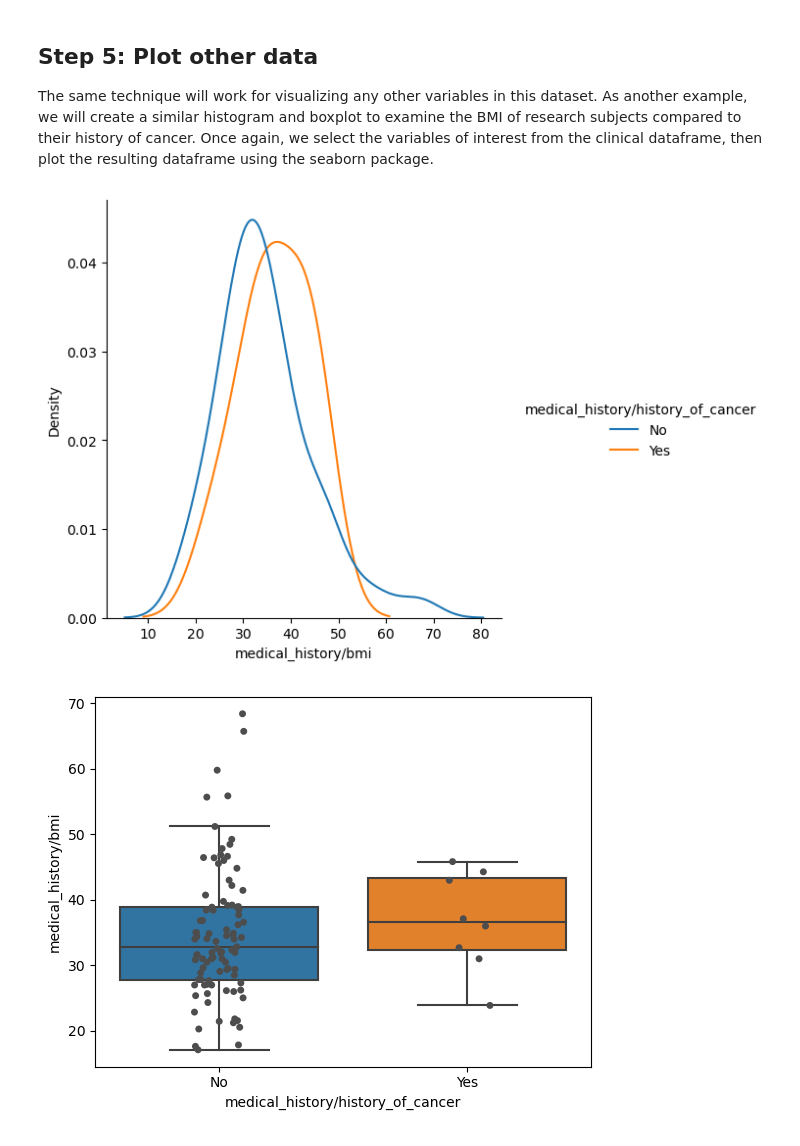
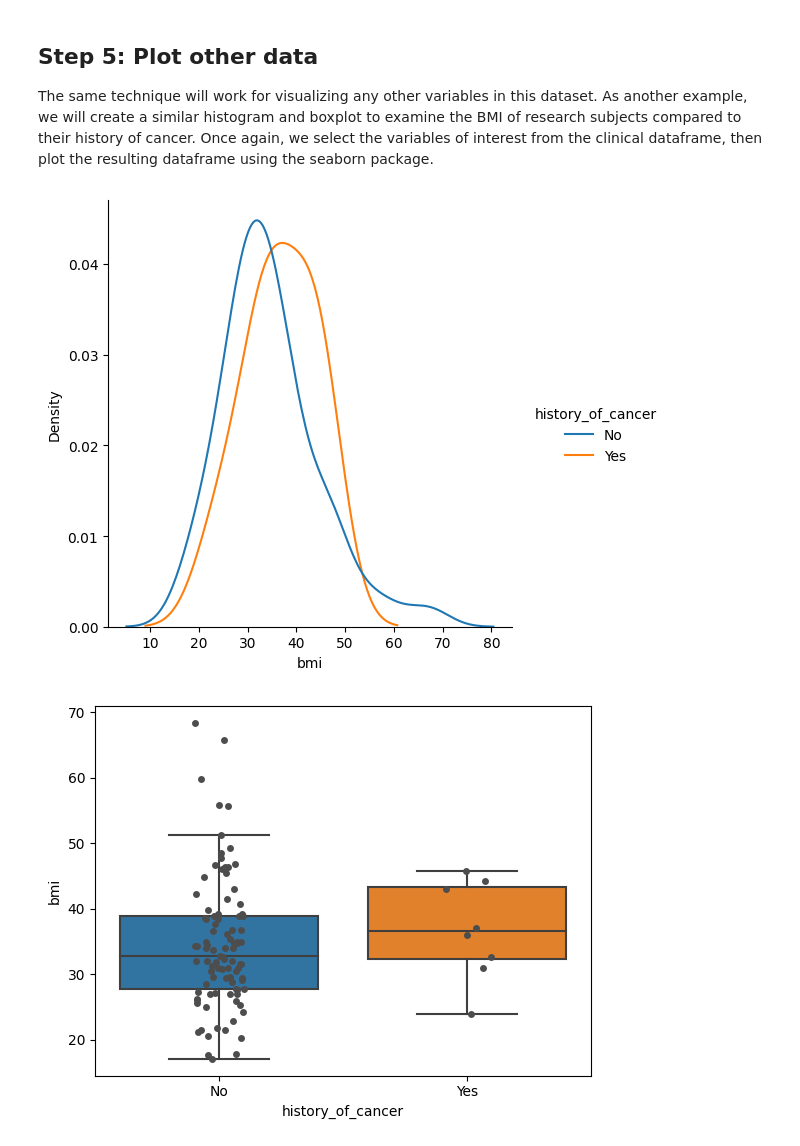
Before and after one commit to PayneLab/cptac, a Jupyter notebook: notebooks/usecase02_clinical_attributes.ipynb, the cells around one changed output. Drawn from its saved outputs; the diff is of its cells as text; code cells hidden in the pictures.

```diff
--- a/notebooks/usecase02_clinical_attributes.ipynb
+++ b/notebooks/usecase02_clinical_attributes.ipynb
@@ -47,7 +45,7 @@ For this use case, we are only interested in FIGO stage and BMI.
 For the purposes of this example, we want to simplify the FIGO stages to remove the word 'Stage'.
 # %%
 def simplify_FIGO(row):
-    return row['baseline/tumor_stage_pathological'].replace('Stage', '')
+    return row['tumor_stage_pathological'].replace('Stage', '')
 
 # Apply the function to each row
 clinical_data['simple_FIGO'] = clinical_data.apply(simplify_FIGO, axis=1)
@@ -75,16 +73,16 @@ plt.show()
 
 The same technique will work for visualizing any other variables in this dataset. As another example, we will create a similar histogram and boxplot to examine the BMI of research subjects compared to their history of cancer. Once again, we select the variables of interest from the clinical dataframe, then plot the resulting dataframe using the seaborn package.
 # %%
-cancer_bmi = clinical_data[['medical_history/history_of_cancer', 'medical_history/bmi']]
+cancer_bmi = clinical_data[['history_of_cancer', 'bmi']]
 
 #generate histogram
-sns.displot(cancer_bmi[cancer_bmi['medical_history/history_of_cancer'] != "Unknown"], x="medical_history/bmi", hue="medical_history/history_of_cancer", kind="kde", common_norm=False)
+sns.displot(cancer_bmi[cancer_bmi['history_of_cancer'] != "Unknown"], x="bmi", hue="history_of_cancer", kind="kde", common_norm=False)
 plt.show()
 
 #generate boxplot
-diabetes_plot = sns.boxplot(data=cancer_bmi, x="medical_history/history_of_cancer", y="medical_history/bmi", showfliers=False)
-diabetes_plot = sns.stripplot(data=cancer_bmi, x="medical_history/history_of_cancer", y="medical_history/bmi", jitter=True, color=".3")
+diabetes_plot = sns.boxplot(data=cancer_bmi, x="history_of_cancer", y="bmi", showfliers=False)
+diabetes_plot = sns.stripplot(data=cancer_bmi, x="history_of_cancer", y="bmi", jitter=True, color=".3")
 plt.show()
 # %% [output]
-[figure, old version]
+[figure, new version]
-[figure, old version]
+[figure, new version]
```
Also changed, not shown: parts of 3 cells of this notebook.
